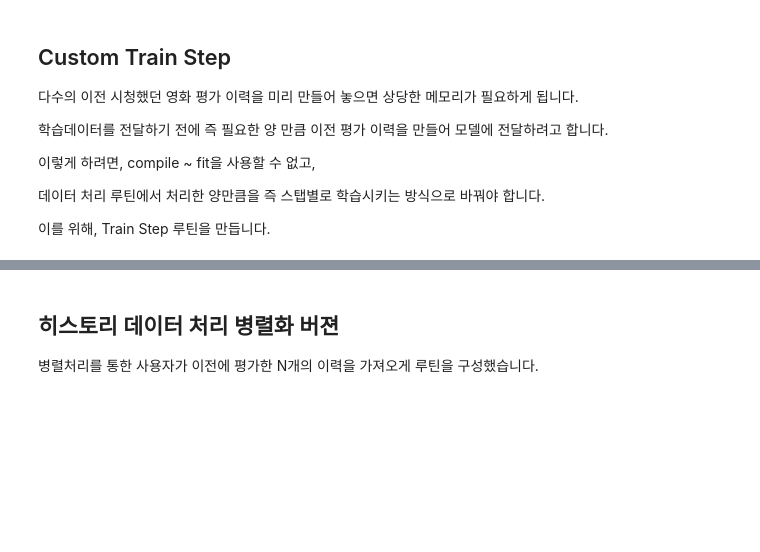
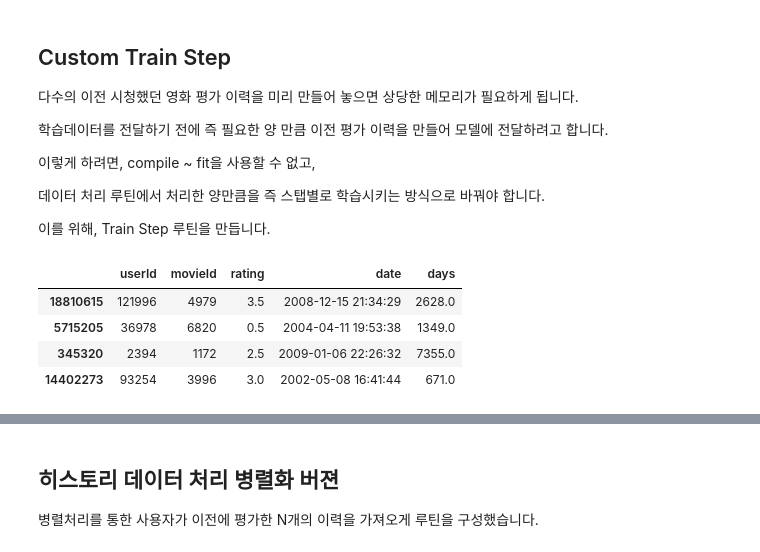
Before and after one commit to sunkusun9/rcmd_2312, a Jupyter notebook: 6.Matrix Factorization3.ipynb, the cells around one changed output, grey strips where cells are left out. Cells and saved outputs as stored; diff of their text form; code cells hidden in the pictures; blank space fills up the shorter version.

```diff
--- a/6.Matrix Factorization3.ipynb
+++ b/6.Matrix Factorization3.ipynb
@@ -335,0 +348,8 @@ def train_step(userId, movieId, prev_movieIds, prev_ratings, rating):
+# %%
+piece
+# %% [output]
+|  | userId | movieId | rating | date | days |
+| 18810615 | 121996 | 4979 | 3.5 | 2008-12-15 21:34:29 | 2628.0 |
+| 5715205 | 36978 | 6820 | 0.5 | 2004-04-11 19:53:38 | 1349.0 |
+| 345320 | 2394 | 1172 | 2.5 | 2009-01-06 22:26:32 | 7355.0 |
+| 14402273 | 93254 | 3996 | 3.0 | 2002-05-08 16:41:44 | 671.0 |
```
Also changed, not shown: parts of 22 cells of this notebook, 1 other file.
